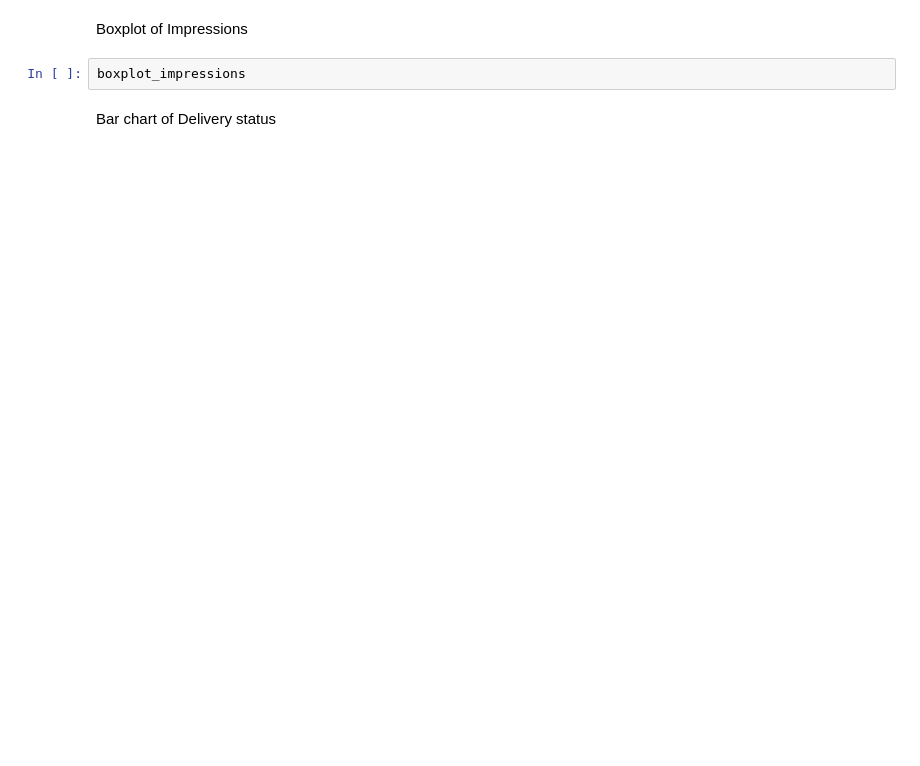
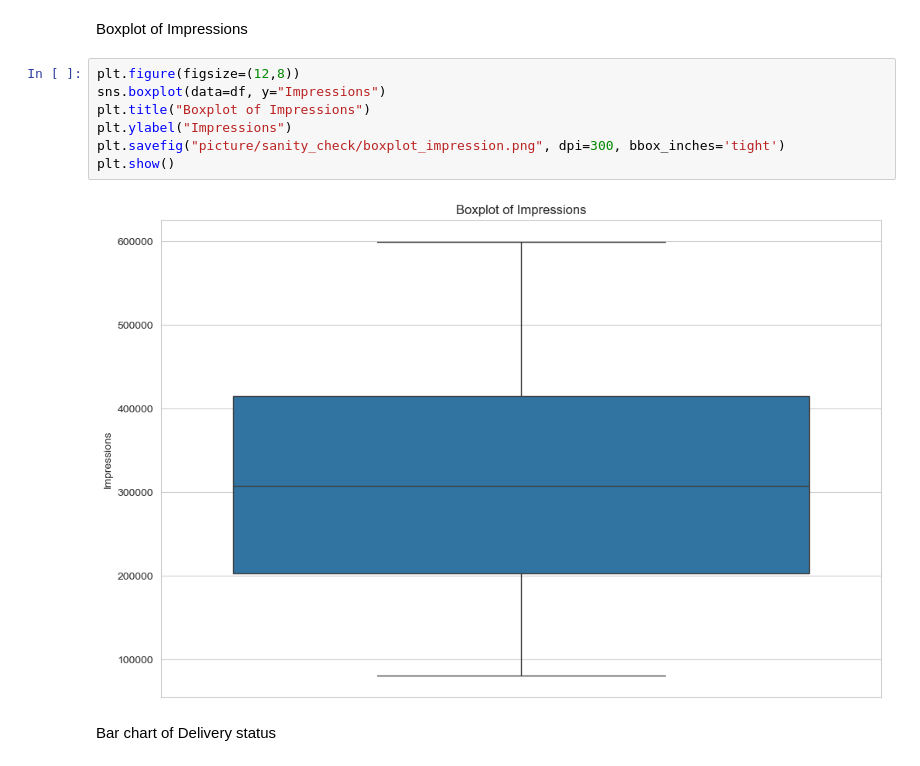
Before and after one commit to williamlimaferreira/creative_analysis_nubank_case, a Jupyter notebook: sanity_chack.ipynb, the cells around one changed output. Saved outputs shown, nothing was run; the diff lists cells and outputs as text; blank space fills up the shorter version.

```diff
--- a/sanity_chack.ipynb
+++ b/sanity_chack.ipynb
@@ -92,7 +97,14 @@ hist_spend
 # %% [markdown]
 Boxplot of Impressions
 # %%
-boxplot_impressions
+plt.figure(figsize=(12,8))
+sns.boxplot(data=df, y="Impressions")
+plt.title("Boxplot of Impressions")
+plt.ylabel("Impressions")
+plt.savefig("picture/sanity_check/boxplot_impression.png", dpi=300, bbox_inches='tight')
+plt.show()
+# %% [output]
+[figure, added]
 # %% [markdown]
 Bar chart of Delivery status
 # %%
```
Also changed, not shown: parts of 9 cells of this notebook, 1 other file.
